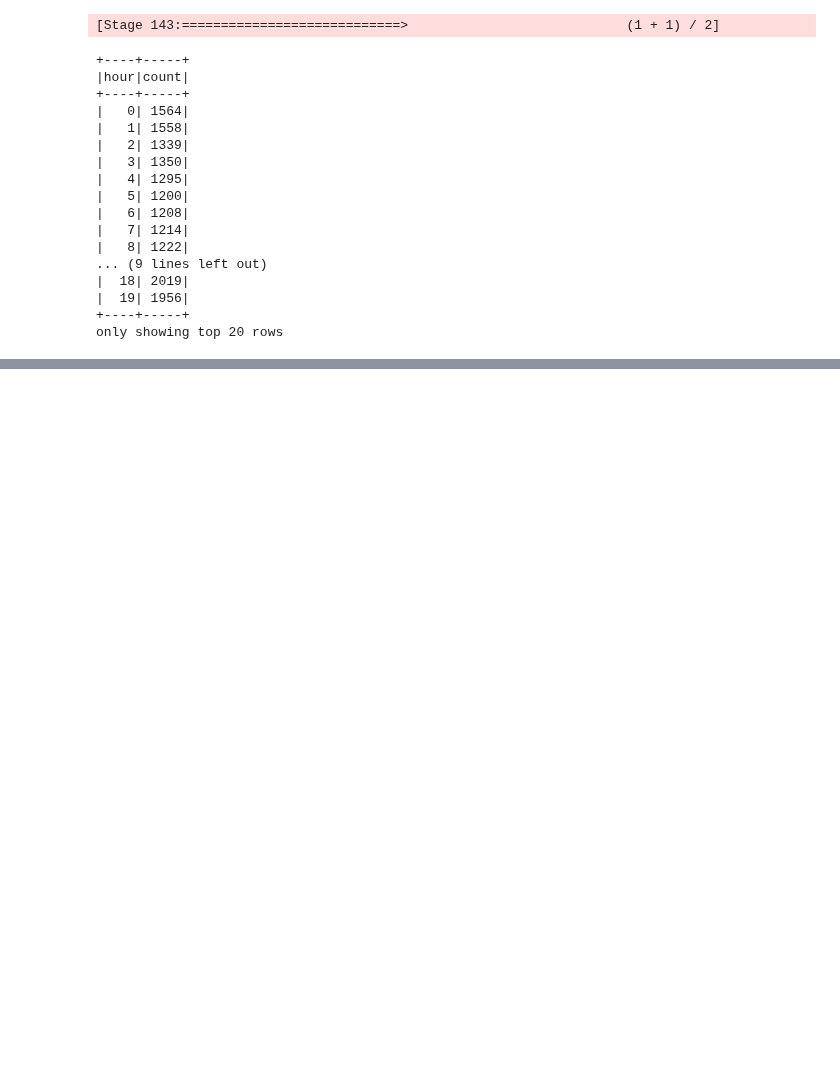
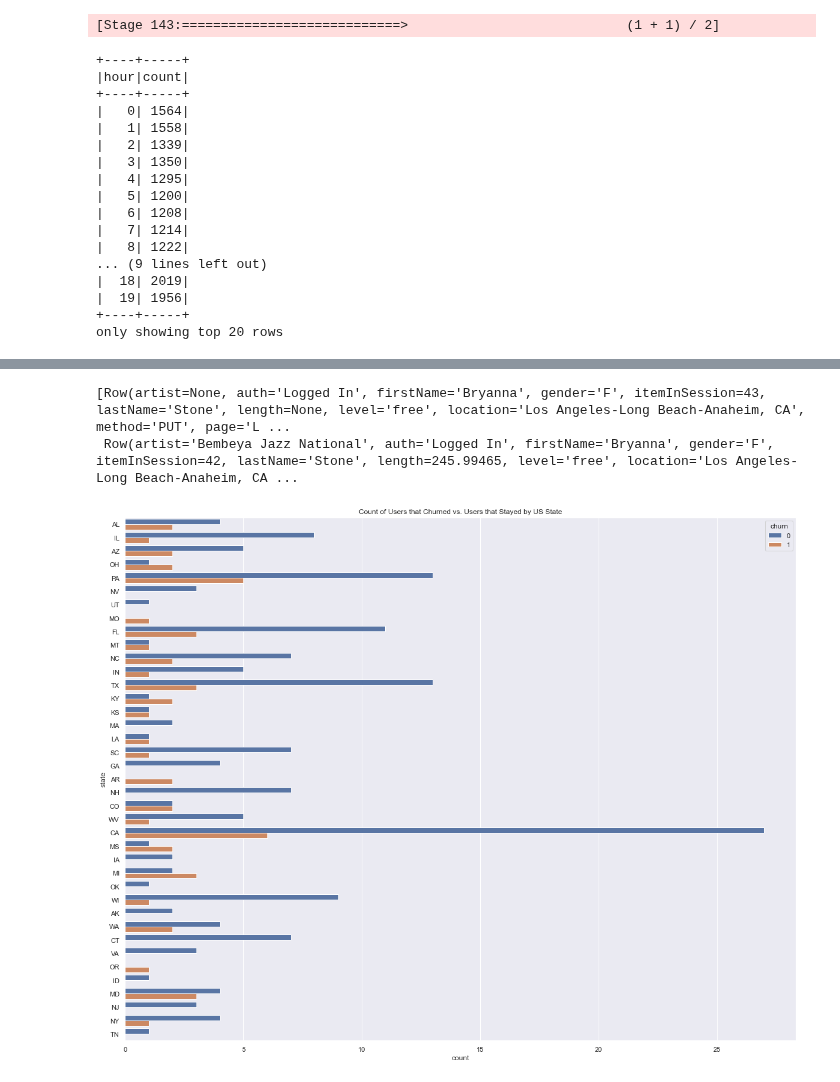
Before and after one commit to Nima-Sayyah/Sparkify, a Jupyter notebook: Sparkify.ipynb, the cells around one changed output, grey strips where cells are left out. Drawn from its saved outputs; the diff is of its cells as text; code cells hidden in the pictures; blank space fills up the shorter version.

```diff
--- a/Sparkify.ipynb
+++ b/Sparkify.ipynb
@@ -998,0 +999,24 @@ Let's just extract the state from the location by taking the last two characters
+# %%
+# get last two characters
+get_state = udf(lambda x: x[-2:])
+# %%
+# create state column
+df_state = df.withColumn("state", get_state(df.location))
+# %%
+# check that create state column worked
+df_state.take(2)
+# %% [output]
+[Row(artist=None, auth='Logged In', firstName='Bryanna', gender='F', itemInSession=43, lastName='Stone', length=None, level='free', location='Los Angeles-Long Beach-Anaheim, CA', method='PUT', page='L ...
+ Row(artist='Bembeya Jazz National', auth='Logged In', firstName='Bryanna', gender='F', itemInSession=42, lastName='Stone', length=245.99465, level='free', location='Los Angeles-Long Beach-Anaheim, CA ...
+# %%
+df_state = df_state.select("state", "userId", "churn").dropDuplicates().groupby("state", "churn").count()
+# %%
+# convert to pandas
+df_state_pd = df_state.toPandas()
+# %%
+# plot
+plt.figure(figsize=[20,16])
+sns.barplot(data = df_state_pd, x = 'count', y = 'state', hue = 'churn')
+plt.title('Count of Users that Churned vs. Users that Stayed by US State');
+# %% [output]
+[figure, added]
```
Also changed, not shown: parts of 42 cells of this notebook.
